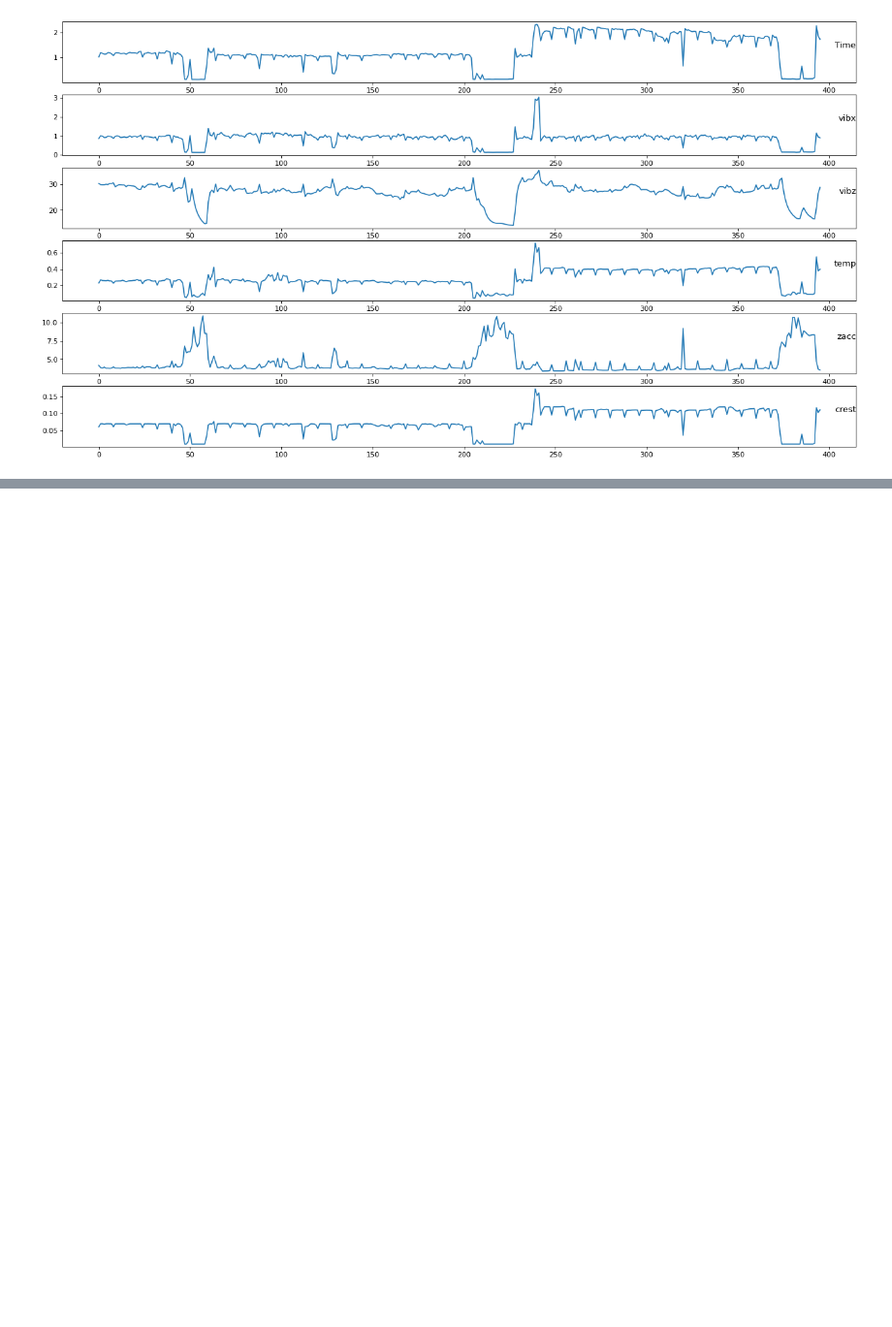
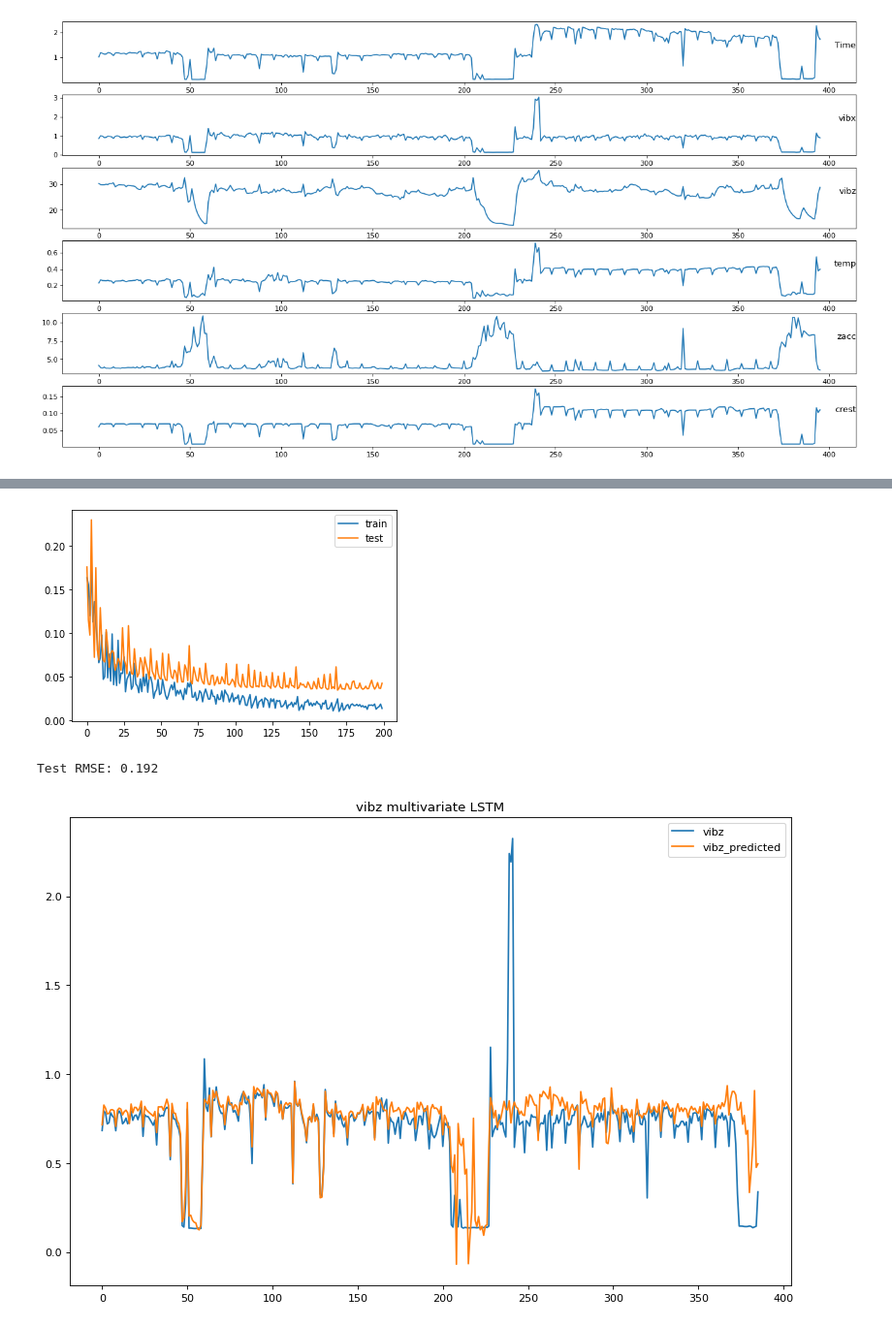
Before and after one commit to MustafaBozkurt84/predictive-maintanance-LSTM, a Jupyter notebook: MultivariateTimeSeriesLSTM.ipynb, the cells around one changed output, grey strips where cells are left out. Shown at 97% size. Saved outputs shown, nothing was run; the diff lists cells and outputs as text; code cells hidden in the pictures; blank space fills up the shorter version.

```diff
--- a/MultivariateTimeSeriesLSTM.ipynb
+++ b/MultivariateTimeSeriesLSTM.ipynb
@@ -240,0 +202,6 @@ pyplot.plot(df.iloc[:,1])
+# %%
+multivariae_lstm(1)
+# %% [output]
+[figure, added]
+Test RMSE: 0.192
+[figure, added]
```
Also changed, not shown: parts of 27 cells of this notebook.
